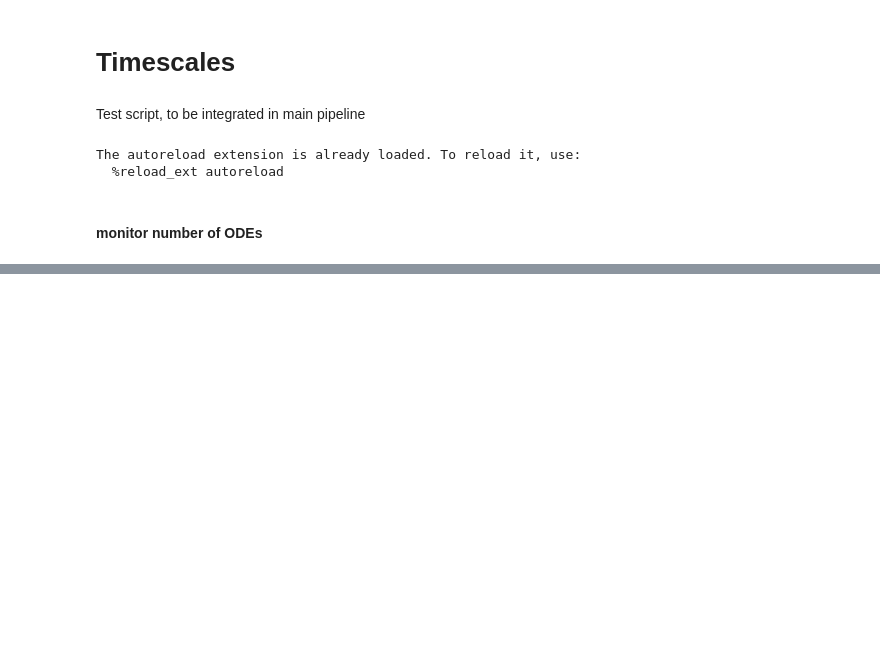
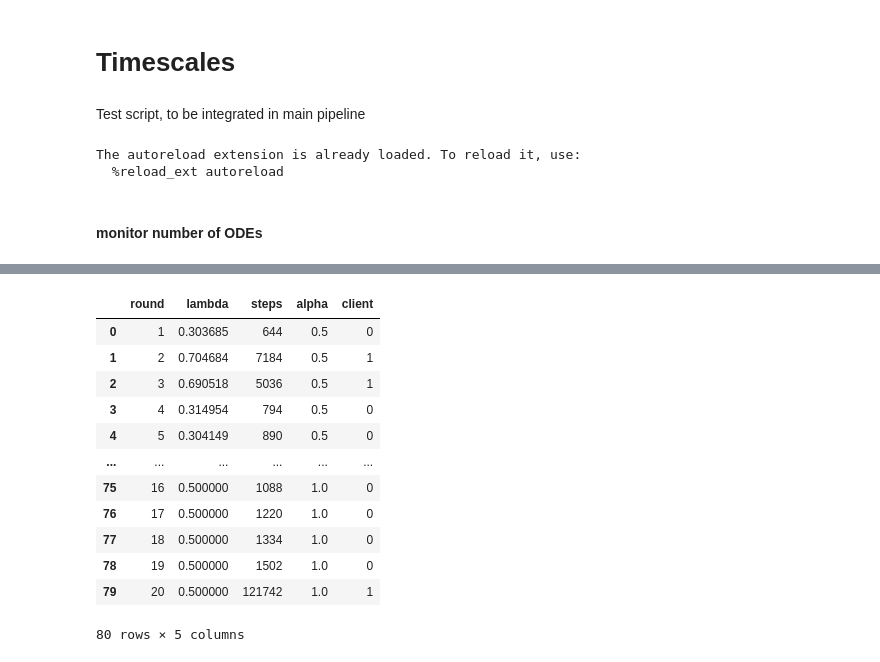
Before and after one commit to luisas/fl4tsf, a Jupyter notebook: analysis/02_timescale_analysis.ipynb, the cells around one changed output, grey strips where cells are left out. Cells and saved outputs as stored; diff of their text form; code cells hidden in the pictures; blank space fills up the shorter version.

```diff
--- a/analysis/02_timescale_analysis.ipynb
+++ b/analysis/02_timescale_analysis.ipynb
@@ -99,3 +127,19 @@ plt.show()
+# %%
+df_summary_lambdas
+# %% [output]
+|  | round | lambda | steps | alpha | client |
+| 0 | 1 | 0.303685 | 644 | 0.5 | 0 |
+| 1 | 2 | 0.704684 | 7184 | 0.5 | 1 |
+| 2 | 3 | 0.690518 | 5036 | 0.5 | 1 |
+| 3 | 4 | 0.314954 | 794 | 0.5 | 0 |
+| 4 | 5 | 0.304149 | 890 | 0.5 | 0 |
+| ... | ... | ... | ... | ... | ... |
+| 75 | 16 | 0.500000 | 1088 | 1.0 | 0 |
+| 76 | 17 | 0.500000 | 1220 | 1.0 | 0 |
+| 77 | 18 | 0.500000 | 1334 | 1.0 | 0 |
+| 78 | 19 | 0.500000 | 1502 | 1.0 | 0 |
+| 79 | 20 | 0.500000 | 121742 | 1.0 | 1 |
+80 rows × 5 columns
 # %%
 ######################################
 #  Plot the last loss vs difference
```
Also changed, not shown: parts of 5 cells of this notebook, 9 other files.
